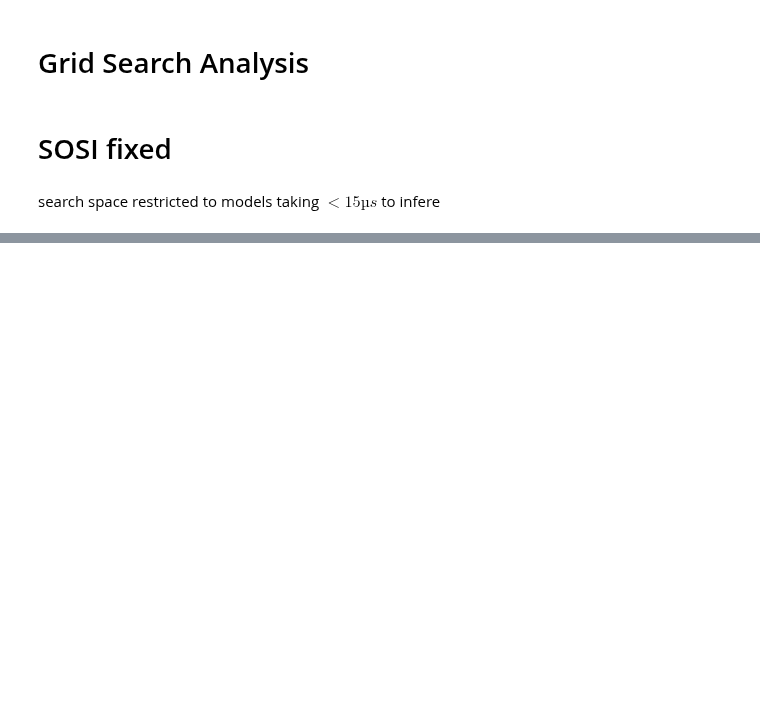
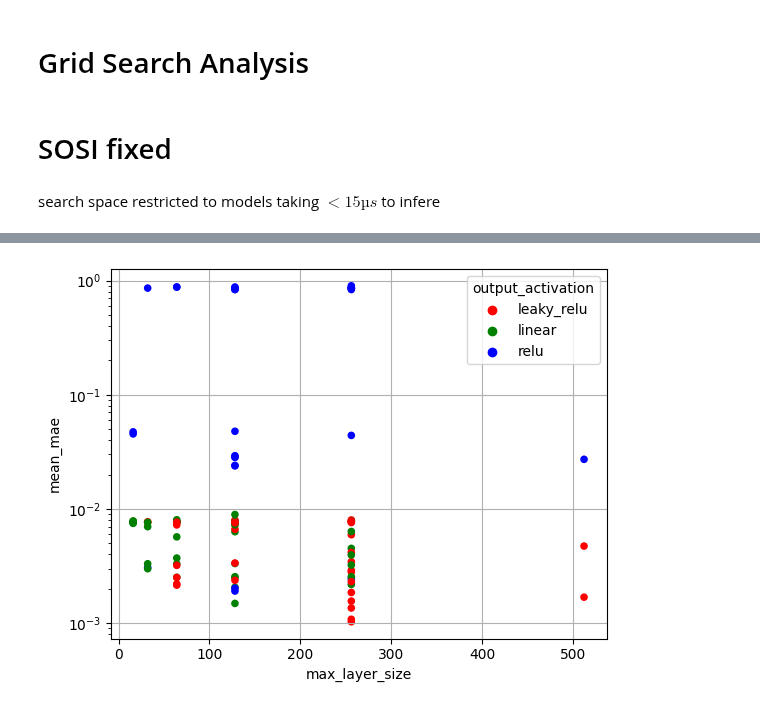
Before and after one commit to Davidxdydz/TrapDiffusion, a Jupyter notebook: Evaluation.ipynb, the cells around one changed output, grey strips where cells are left out. Saved outputs shown, nothing was run; the diff lists cells and outputs as text; code cells hidden in the pictures; blank space fills up the shorter version.

```diff
--- a/Evaluation.ipynb
+++ b/Evaluation.ipynb
@@ -76,0 +60,9 @@ plot_color_legend(activation_colors, "Output Activation")
+# %%
+plot(df,
+    x="max_layer_size",
+    y="mean_mae",
+    c="output_activation",
+    logy=True,
+)
+# %% [output]
+[figure, added]
```
Also changed, not shown: parts of 11 cells of this notebook.
